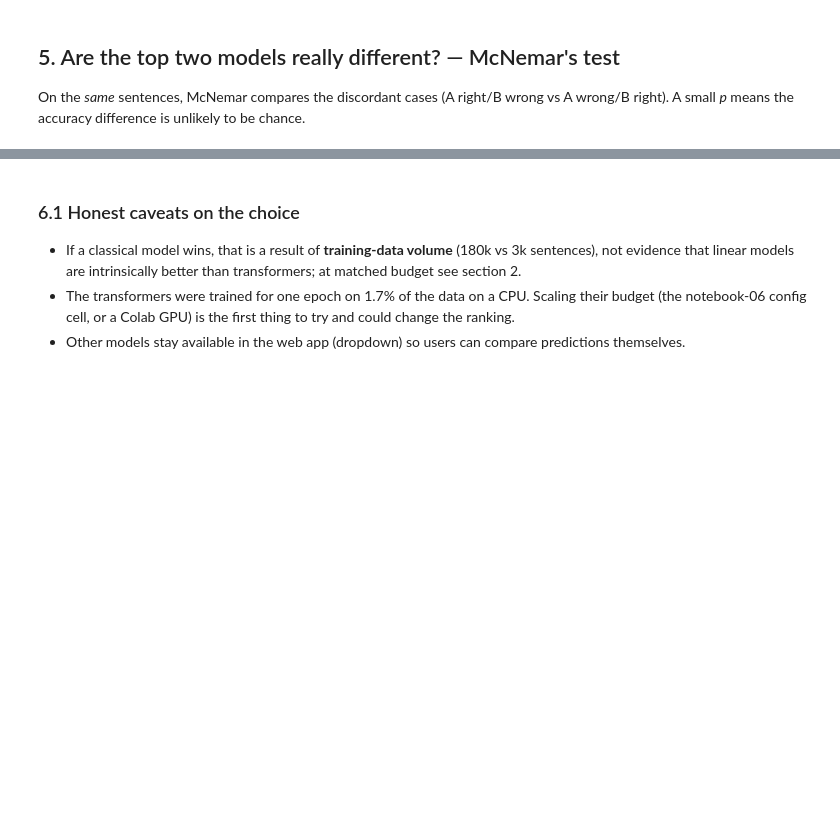
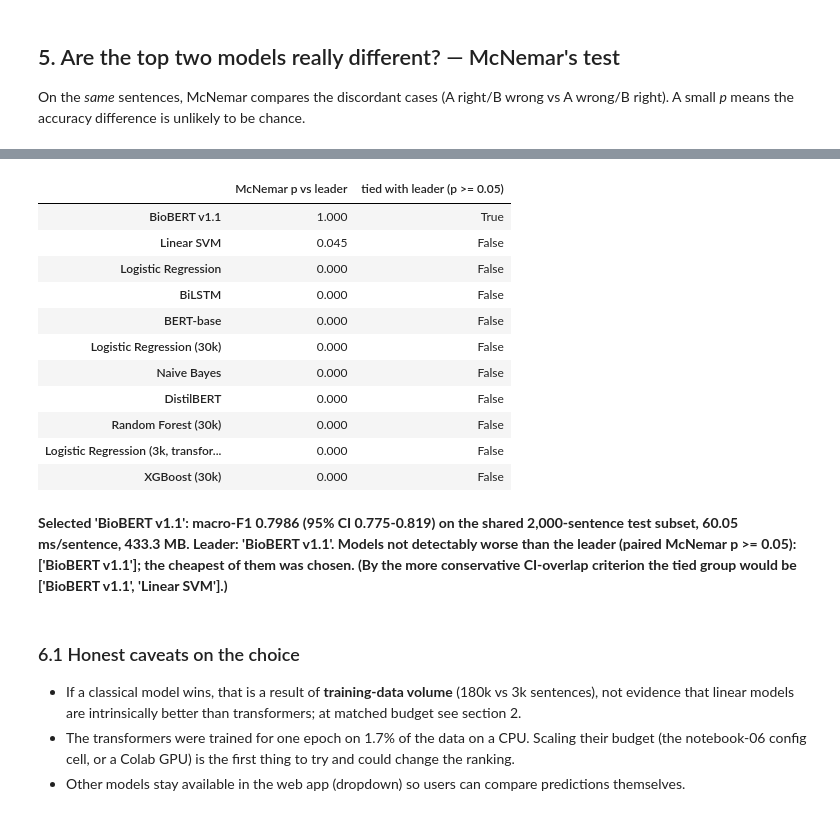
Before and after one commit to TusharPatra26/MediScope, a Jupyter notebook: notebooks/10_model_benchmarking.ipynb, the cells around one changed output, grey strips where cells are left out. Cells and saved outputs as stored; diff of their text form; code cells hidden in the pictures; blank space fills up the shorter version.

```diff
--- a/notebooks/10_model_benchmarking.ipynb
+++ b/notebooks/10_model_benchmarking.ipynb
@@ -114,8 +150,0 @@ note(f"{a} vs {b_}: p = {p:.3f} → the accuracy difference is {'statistically d
-# %%
-ok = bench[(bench["ms/sent"].astype(float) <= 150) & (bench["MB"].astype(float) <= 600)]
-leader = ok.iloc[0]; band = ok[[float(s.split("–")[1]) >= leader["macro-F1"] and float(s.split("–")[0]) <= leader["macro-F1"] for s in ok["95% CI"]]]
-choice_label = band["ms/sent"].astype(float).idxmin(); ck = next(k for k in keys if M[k]["label"] == choice_label)
-rationale = (f"Selected '{choice_label}': macro-F1 {M[ck]['f1_macro']:.4f} (95% CI {ci[ck][0]:.3f}-{ci[ck][1]:.3f}) on the shared {len(y):,}-sentence test subset, {M[ck]['latency_ms']:.2f} ms/sentence, {M[ck]['model_mb']:.1f} MB. "
-             f"Candidates indistinguishable from the leader ('{ok.index[0]}'): {list(band.index)}; the cheapest of them was chosen.")
-save_json({"name": ck, "label": choice_label, "rationale": rationale, "rule": "max macro-F1 under latency<=150ms & size<=600MB; ties (CI overlap) -> lowest latency"}, config.ART_CLS / "deployed.json")
-display(Markdown("**" + rationale + "**"))
@@ -122,3 +157,32 @@ display(Markdown("**" + rationale + "**"))
+# %%
+ok = bench[(bench["ms/sent"].astype(float) <= 150) & (bench["MB"].astype(float) <= 600)]
+leader_label = ok.index[0]; kl = next(k for k in keys if M[k]["label"] == leader_label); cl = preds[kl]["probs"].argmax(1) == y
+def mcnemar_p(ka, kb):
+    ca, cb = preds[ka]["probs"].argmax(1) == y, preds[kb]["probs"].argmax(1) == y; n01, n10 = int((ca & ~cb).sum()), int((~ca & cb).sum())
+    return 1 - chi2.cdf((abs(n01 - n10) - 1) ** 2 / max(n01 + n10, 1), 1)
+pv = {m: (1.0 if m == leader_label else mcnemar_p(kl, next(k for k in keys if M[k]["label"] == m))) for m in ok.index}
+tied = [m for m in ok.index if pv[m] >= 0.05]
+ci_band = [m for m in ok.index if float(ok.loc[m, "95% CI"].split("–")[1]) >= ok.iloc[0]["macro-F1"]]
+choice_label = ok.loc[tied, "ms/sent"].astype(float).idxmin(); ck = next(k for k in keys if M[k]["label"] == choice_label)
+display(pd.DataFrame({"McNemar p vs leader": pd.Series(pv), "tied with leader (p >= 0.05)": pd.Series({m: m in tied for m in ok.index})}).round(3))
+rationale = (f"Selected '{choice_label}': macro-F1 {M[ck]['f1_macro']:.4f} (95% CI {ci[ck][0]:.3f}-{ci[ck][1]:.3f}) on the shared {len(y):,}-sentence test subset, {M[ck]['latency_ms']:.2f} ms/sentence, {M[ck]['model_mb']:.1f} MB. "
+             f"Leader: '{leader_label}'. Models not detectably worse than the leader (paired McNemar p >= 0.05): {tied}; the cheapest of them was chosen. (By the more conservative CI-overlap criterion the tied group would be {ci_band}.)")
+save_json({"name": ck, "label": choice_label, "rationale": rationale, "rule": "max macro-F1 under latency<=150ms & size<=600MB; ties (paired McNemar p>=0.05 vs leader) -> lowest latency"}, config.ART_CLS / "deployed.json")
+display(Markdown("**" + rationale + "**"))
+# %% [output]
+|  | McNemar p vs leader | tied with leader (p >= 0.05) |
+| BioBERT v1.1 | 1.000 | True |
+| Linear SVM | 0.045 | False |
+| Logistic Regression | 0.000 | False |
+| BiLSTM | 0.000 | False |
+| BERT-base | 0.000 | False |
+| Logistic Regression (30k) | 0.000 | False |
+| Naive Bayes | 0.000 | False |
+| DistilBERT | 0.000 | False |
+| Random Forest (30k) | 0.000 | False |
+| Logistic Regression (3k, transfor... | 0.000 | False |
+| XGBoost (30k) | 0.000 | False |
+**Selected 'BioBERT v1.1': macro-F1 0.7986 (95% CI 0.775-0.819) on the shared 2,000-sentence test subset, 60.05 ms/sentence, 433.3 MB. Leader: 'BioBERT v1.1'. Models not detectably worse than the leader (paired McNemar p >= 0.05): ['BioBERT v1.1']; the cheapest of them was chosen. (By the more conservative CI-overlap criterion the tied group would be ['BioBERT v1.1', 'Linear SVM'].)**
 # %% [markdown]
 ### 6.1 Honest caveats on the choice
 
```
Also changed, not shown: parts of 10 cells of this notebook, 13 other files.
